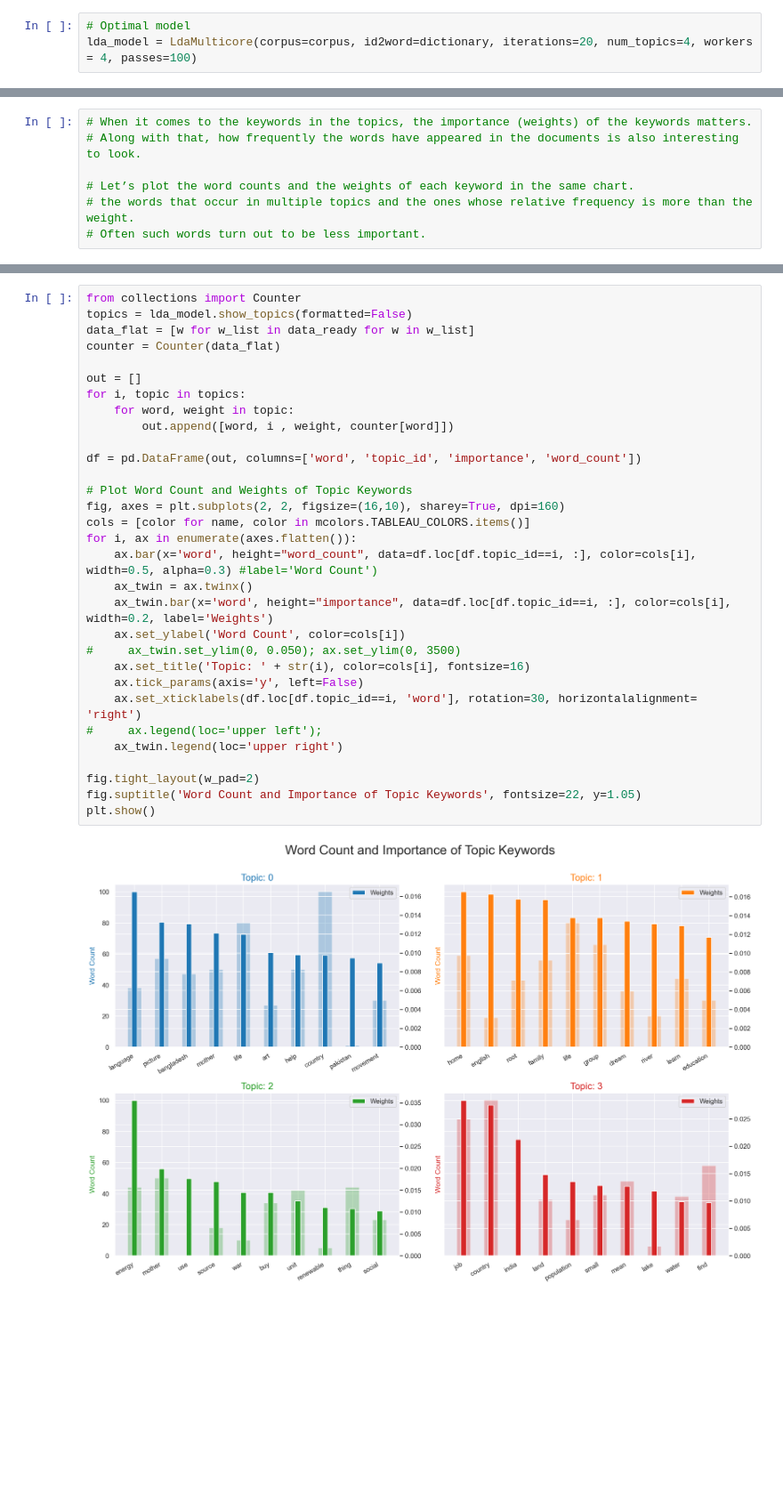
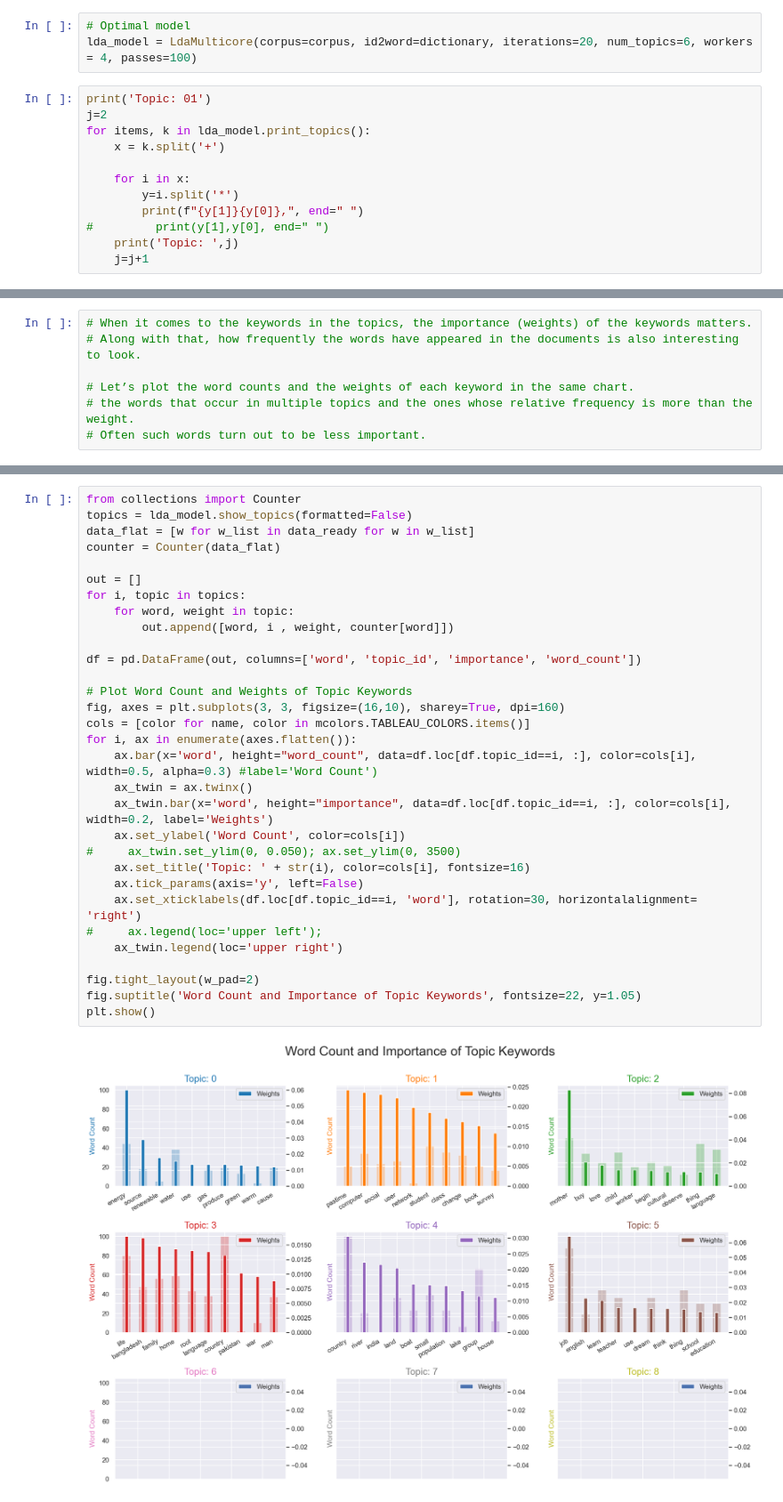
Before and after one commit to Iftekhar-mobin/depression_suicide_project, a Jupyter notebook: Pretrained_embedding_models/Exploratory feature selection and topic modelling-NCBI-Eng-Book_9_10.ipynb, the cells around one changed output, grey strips where cells are left out. Shown at 89% size. Drawn from its saved outputs; the diff is of its cells as text; blank space fills up the shorter version.

```diff
--- a/Pretrained_embedding_models/Exploratory feature selection and topic modelling-NCBI-Eng-Book_9_10.ipynb
+++ b/Pretrained_embedding_models/Exploratory feature selection and topic modelling-NCBI-Eng-Book_9_10.ipynb
@@ -179,4 +184,16 @@ get_coherence_score(corpus, df, dictionary)
 [figure]
 # %%
 # Optimal model
-lda_model = LdaMulticore(corpus=corpus, id2word=dictionary, iterations=20, num_topics=4, workers = 4, passes=100)
+lda_model = LdaMulticore(corpus=corpus, id2word=dictionary, iterations=20, num_topics=6, workers = 4, passes=100)
+# %%
+print('Topic: 01')
+j=2
+for items, k in lda_model.print_topics():
+    x = k.split('+')
+
+    for i in x:
+        y=i.split('*')
+        print(f"{y[1]}{y[0]},", end=" ")
+#         print(y[1],y[0], end=" ")
+    print('Topic: ',j)
+    j=j+1
@@ -267,32 +313,32 @@ data_ready = process_words(data_words)
 from collections import Counter
 topics = lda_model.show_topics(formatted=False)
 data_flat = [w for w_list in data_ready for w in w_list]
 counter = Counter(data_flat)
 
 out = []
 for i, topic in topics:
     for word, weight in topic:
         out.append([word, i , weight, counter[word]])
 
 df = pd.DataFrame(out, columns=['word', 'topic_id', 'importance', 'word_count'])
 
 # Plot Word Count and Weights of Topic Keywords
-fig, axes = plt.subplots(2, 2, figsize=(16,10), sharey=True, dpi=160)
+fig, axes = plt.subplots(3, 3, figsize=(16,10), sharey=True, dpi=160)
 cols = [color for name, color in mcolors.TABLEAU_COLORS.items()]
 for i, ax in enumerate(axes.flatten()):
     ax.bar(x='word', height="word_count", data=df.loc[df.topic_id==i, :], color=cols[i], width=0.5, alpha=0.3) #label='Word Count')
     ax_twin = ax.twinx()
     ax_twin.bar(x='word', height="importance", data=df.loc[df.topic_id==i, :], color=cols[i], width=0.2, label='Weights')
     ax.set_ylabel('Word Count', color=cols[i])
 #     ax_twin.set_ylim(0, 0.050); ax.set_ylim(0, 3500)
     ax.set_title('Topic: ' + str(i), color=cols[i], fontsize=16)
     ax.tick_params(axis='y', left=False)
     ax.set_xticklabels(df.loc[df.topic_id==i, 'word'], rotation=30, horizontalalignment= 'right')
 #     ax.legend(loc='upper left');
     ax_twin.legend(loc='upper right')
 
 fig.tight_layout(w_pad=2)
 fig.suptitle('Word Count and Importance of Topic Keywords', fontsize=22, y=1.05)
 plt.show()
 # %% [output]
-[figure, old version]
+[figure, new version]
```
Also changed, not shown: parts of 5 cells of this notebook, 2 other files.
